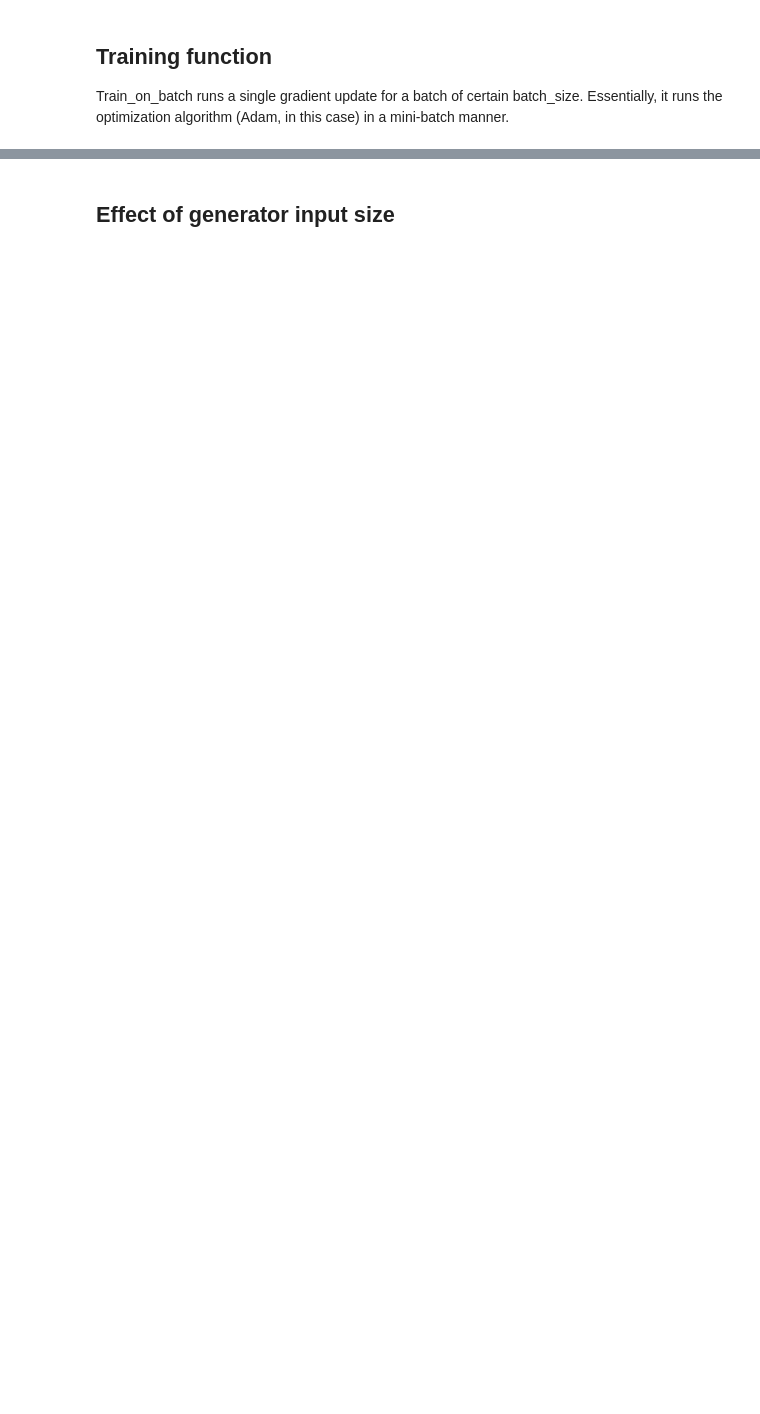
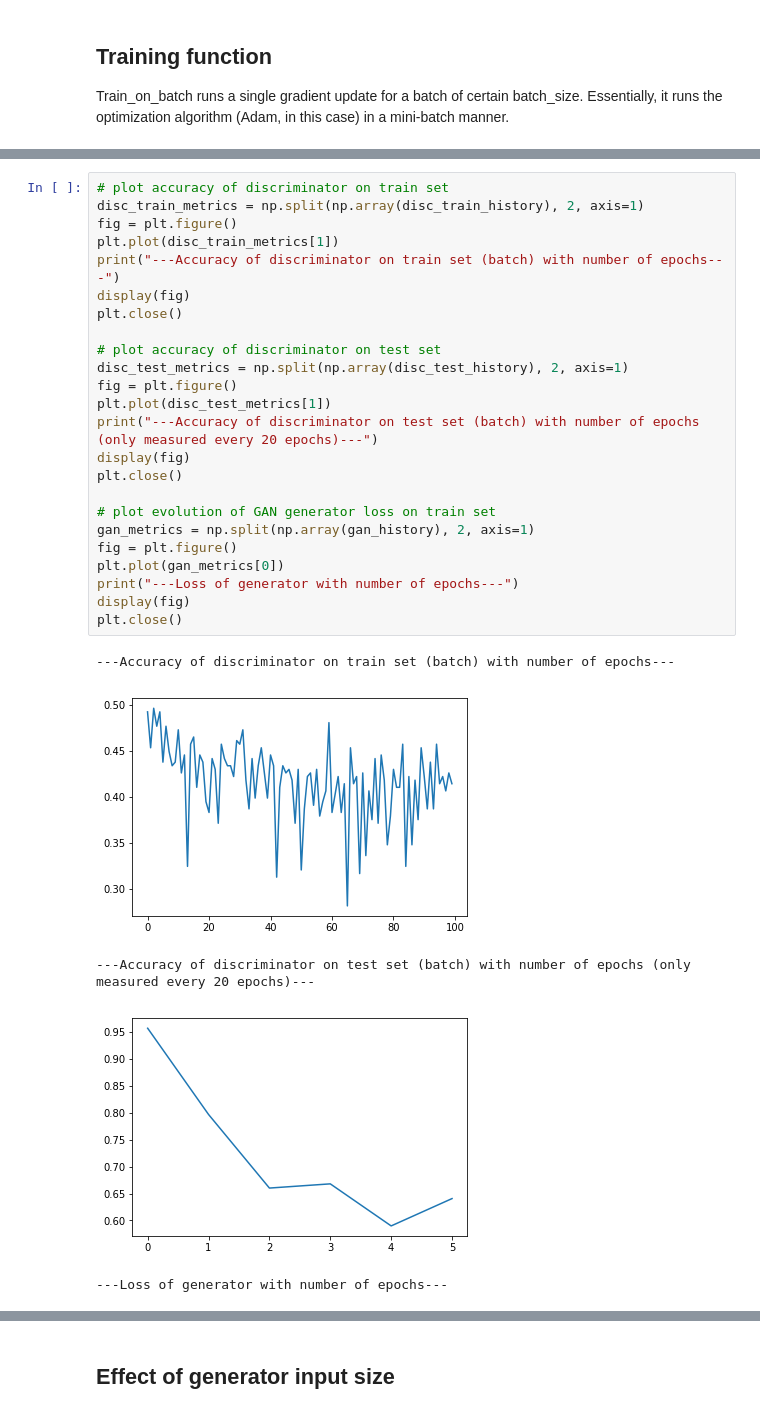
Before and after one commit to miguelfmc/keras-tutorial-GAN, a Jupyter notebook: KerasGAN.ipynb, the cells around one changed output, grey strips where cells are left out. Saved outputs shown, nothing was run; the diff lists cells and outputs as text; blank space fills up the shorter version.

```diff
--- a/KerasGAN.ipynb
+++ b/KerasGAN.ipynb
@@ -263,0 +365,30 @@ plt.plot(d_loss[1])
+# %%
+# plot accuracy of discriminator on train set
+disc_train_metrics = np.split(np.array(disc_train_history), 2, axis=1)
+fig = plt.figure()
+plt.plot(disc_train_metrics[1])
+print("---Accuracy of discriminator on train set (batch) with number of epochs---")
+display(fig)
+plt.close()
+
+# plot accuracy of discriminator on test set
+disc_test_metrics = np.split(np.array(disc_test_history), 2, axis=1)
+fig = plt.figure()
+plt.plot(disc_test_metrics[1])
+print("---Accuracy of discriminator on test set (batch) with number of epochs (only measured every 20 epochs)---")
+display(fig)
+plt.close()
+
+# plot evolution of GAN generator loss on train set
+gan_metrics = np.split(np.array(gan_history), 2, axis=1)
+fig = plt.figure()
+plt.plot(gan_metrics[0])
+print("---Loss of generator with number of epochs---")
+display(fig)
+plt.close()
+# %% [output]
+---Accuracy of discriminator on train set (batch) with number of epochs---
+[figure, added]
+---Accuracy of discriminator on test set (batch) with number of epochs (only measured every 20 epochs)---
+[figure, added]
+---Loss of generator with number of epochs---
```
Also changed, not shown: parts of 39 cells of this notebook.
